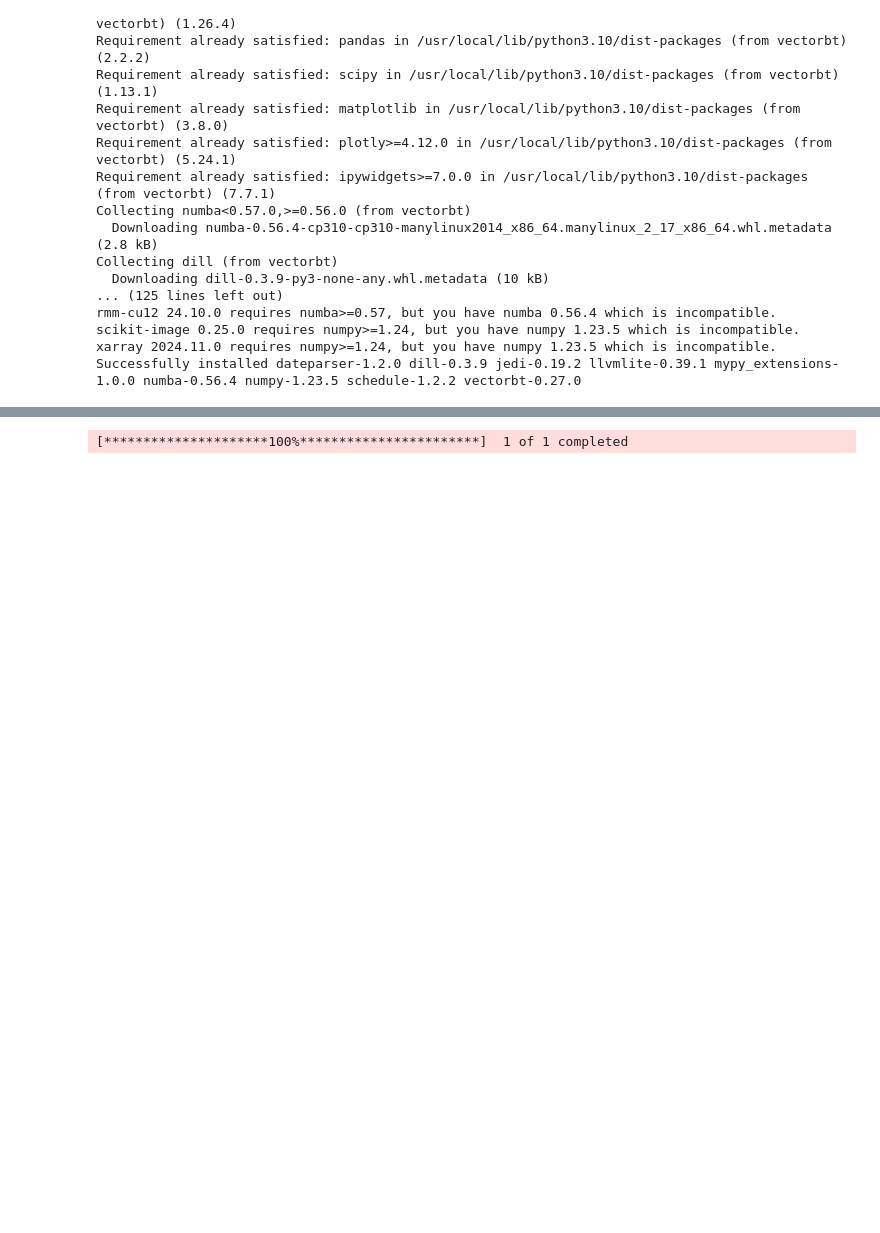
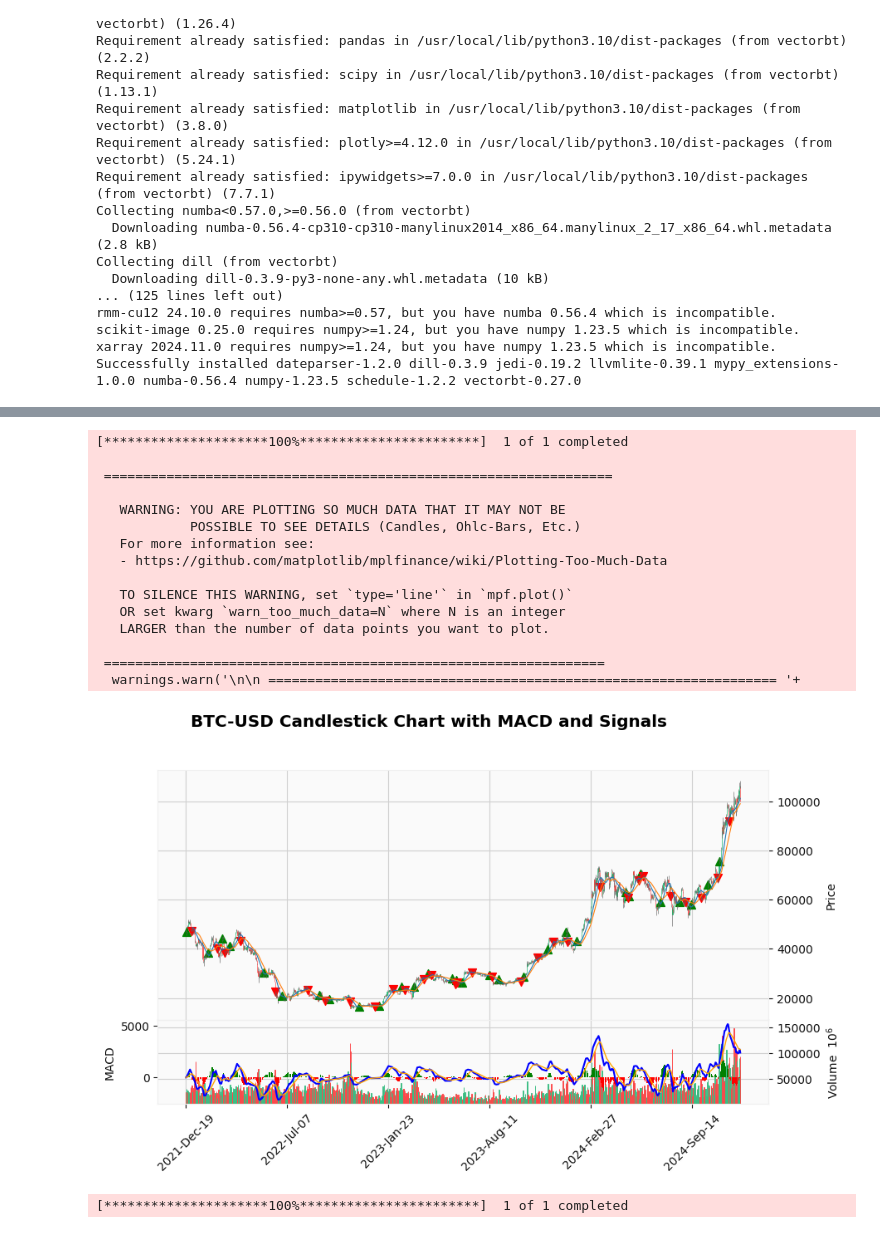
Before and after one commit to kridtapon/MACD-Optimization, a Jupyter notebook: MACD_Optimization.ipynb, the cells around one changed output, grey strips where cells are left out. Saved outputs shown, nothing was run; the diff lists cells and outputs as text; code cells hidden in the pictures; blank space fills up the shorter version.

```diff
--- a/MACD_Optimization.ipynb
+++ b/MACD_Optimization.ipynb
@@ -23,3 +111,83 @@ Successfully installed dateparser-1.2.0 dill-0.3.9 jedi-0.19.2 llvmlite-0.39.1 m
+# %%
+import numpy as np
+import pandas as pd
+import yfinance as yf
+import mplfinance as mpf
+
+def calculate_macd(df, fast=12, slow=26, signal=9):
+    """Calculate MACD line, Signal line, and Histogram."""
+    macd_line = df['Close'].ewm(span=fast, adjust=False).mean() - df['Close'].ewm(span=slow, adjust=False).mean()
+    macd_signal = macd_line.ewm(span=signal, adjust=False).mean()
+    macd_hist = macd_line - macd_signal
+
+    df['MACD_Line'] = macd_line
+    df['MACD_Signal'] = macd_signal
+    df['MACD_Hist'] = macd_hist
+    return df
+
+# Define the stock symbol and time period
+symbol = 'BTC-USD'
+start_date = '2021-12-19'
+end_date = '2024-12-19'
+
+# Download the data
+df = yf.download(symbol, start=start_date, end=end_date)
+df.columns = ['Adj Close', 'Close', 'High', 'Low', 'Open', 'Volume']
+df.ffill(inplace=True)
+
+# Calculate MACD
+df = calculate_macd(df, fast=13, slow=23, signal=14)
+
+# Define buy and sell signals based on MACD crossover
+df['Buy_Signal'] = (df['MACD_Line'] > df['MACD_Signal']) & (df['MACD_Line'].shift(1) <= df['MACD_Signal'].shift(1))  # Bullish crossover
+df['Sell_Signal'] = (df['MACD_Line'] < df['MACD_Signal']) & (df['MACD_Line'].shift(1) >= df['MACD_Signal'].shift(1))  # Bearish crossover
+
+# Prepare MACD data for mplfinance
+macd_data = df[['MACD_Line', 'MACD_Signal', 'MACD_Hist']].dropna()
+
+# Create arrays for buy and sell signals
+buy_signals = np.nan * np.ones(len(df))
+sell_signals = np.nan * np.ones(len(df))
+
+# Populate the buy and sell signals arrays with the close prices where the signals occur
+buy_signals[df['Buy_Signal']] = df['Close'][df['Buy_Signal']]
+sell_signals[df['Sell_Signal']] = df['Close'][df['Sell_Signal']]
+
+# Create the plot
+mpf.plot(
+    df,
+    type='candle',
+    mav=(13, 23),  # Moving Averages for fast and slow
+    volume=True,
+    figratio=(16, 9),
+    panel_ratios=(3, 1),
+    addplot=[
+        mpf.make_addplot(macd_data['MACD_Line'], panel=1, color='blue', width=1.5, ylabel='MACD'),
+        mpf.make_addplot(macd_data['MACD_Signal'], panel=1, color='orange', width=1),
+        mpf.make_addplot(macd_data['MACD_Hist'], panel=1, type='bar', color=['green' if v >= 0 else 'red' for v in macd_data['MACD_Hist']]),
+        mpf.make_addplot(buy_signals, type='scatter', markersize=50, color='green', marker='^', panel=0),
+        mpf.make_addplot(sell_signals, type='scatter', markersize=50, color='red', marker='v', panel=0),
+    ],
+    title=f"{symbol} Candlestick Chart with MACD and Signals",
+    style='yahoo'
+)
+# %% [output]
+[*********************100%***********************]  1 of 1 completed
+
+ =================================================================
+
+   WARNING: YOU ARE PLOTTING SO MUCH DATA THAT IT MAY NOT BE
+            POSSIBLE TO SEE DETAILS (Candles, Ohlc-Bars, Etc.)
+   For more information see:
+   - https://github.com/matplotlib/mplfinance/wiki/Plotting-Too-Much-Data
+
+   TO SILENCE THIS WARNING, set `type='line'` in `mpf.plot()`
+   OR set kwarg `warn_too_much_data=N` where N is an integer
+   LARGER than the number of data points you want to plot.
+
+ ================================================================
+  warnings.warn('\n\n ================================================================= '+
+[figure, added]
 # %%
 import numpy as np
 import pandas as pd
```
Also changed, not shown: parts of 2 cells of this notebook.
